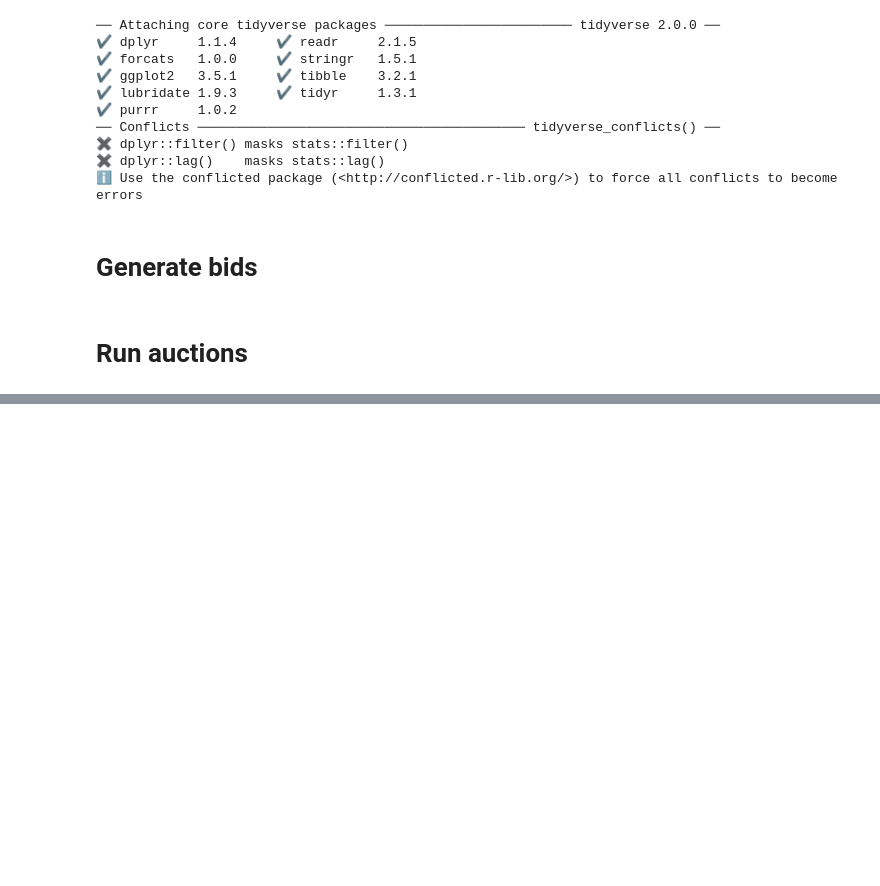
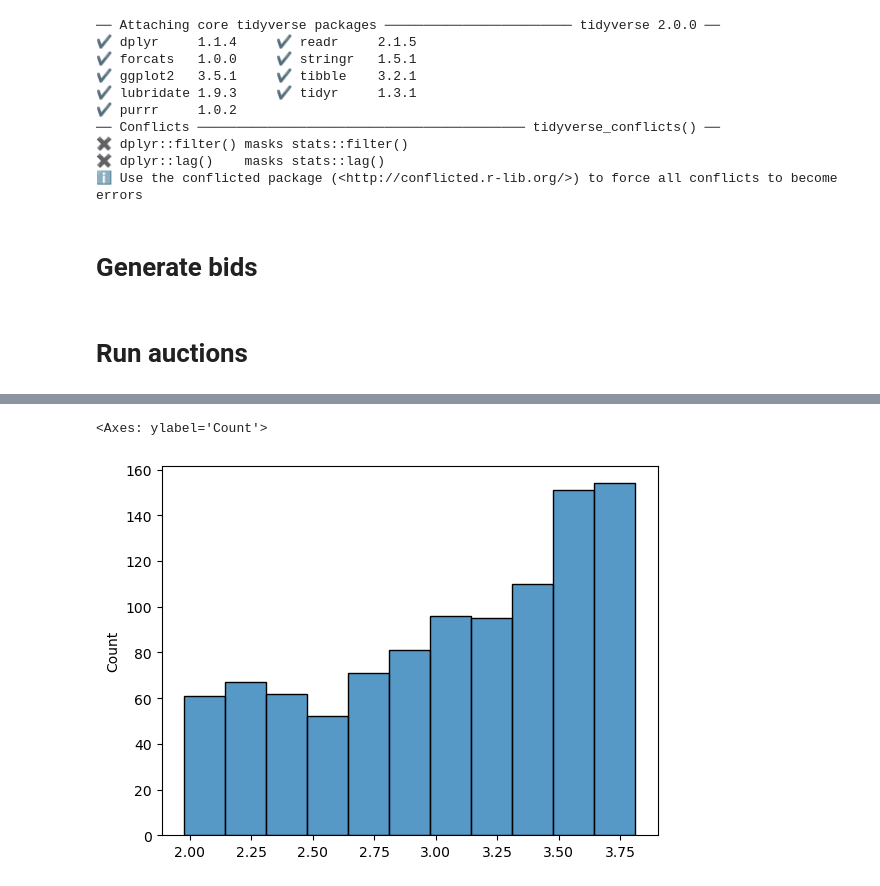
Before and after one commit to yingqi-gao/MAPP, a Jupyter notebook: simulations.ipynb, the cells around one changed output, grey strips where cells are left out. Drawn from its saved outputs; the diff is of its cells as text; code cells hidden in the pictures; blank space fills up the shorter version.

```diff
--- a/simulations.ipynb
+++ b/simulations.ipynb
@@ -107,0 +115,5 @@ regrets_plot(regrets_dict["beta"], ns)
+# %%
+sns.histplot([price for price, revenue in expon_bids_dict["ideals"]])
+# %% [output]
+<Axes: ylabel='Count'>
+[figure, added]
```
Also changed, not shown: parts of 7 cells of this notebook, 1 other file.
